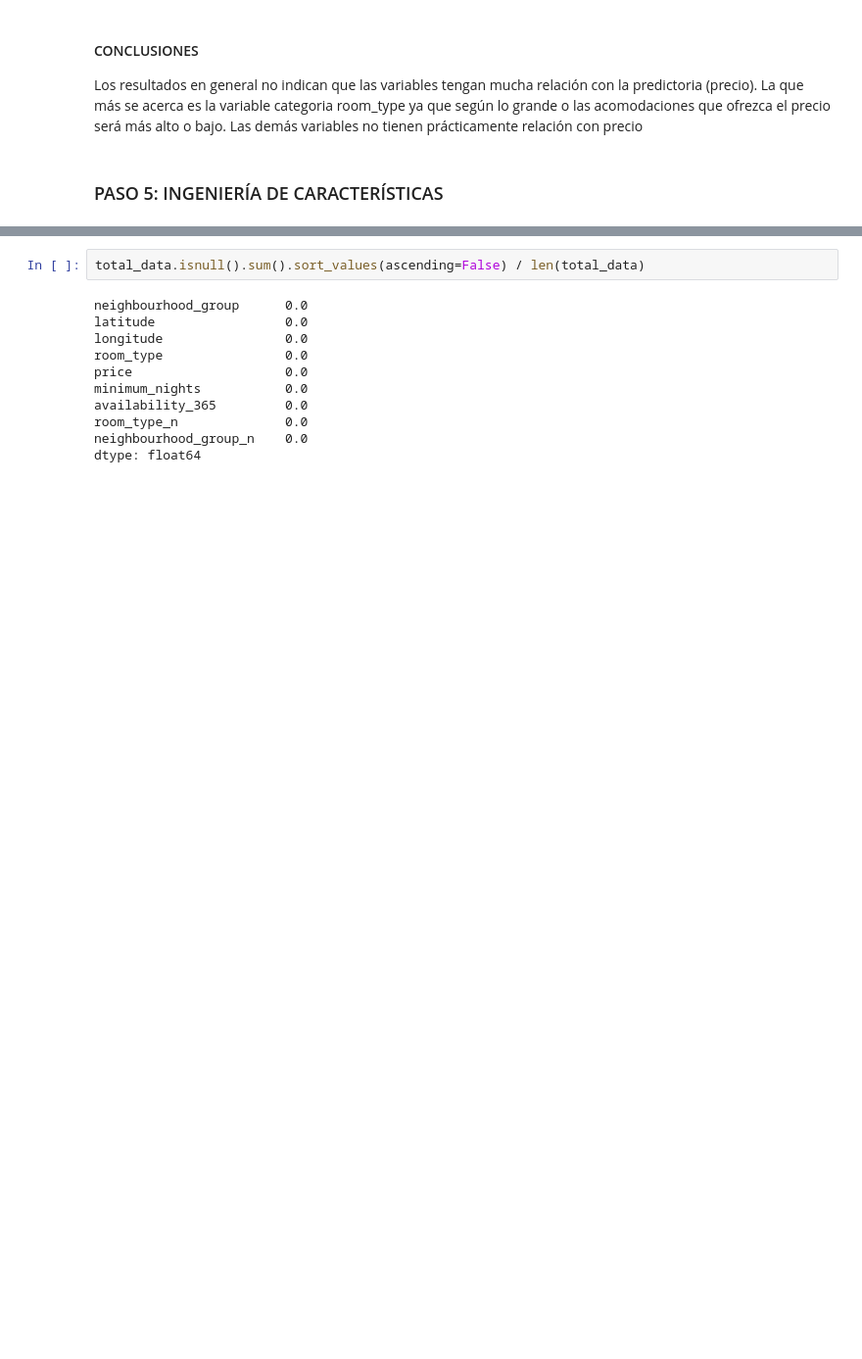
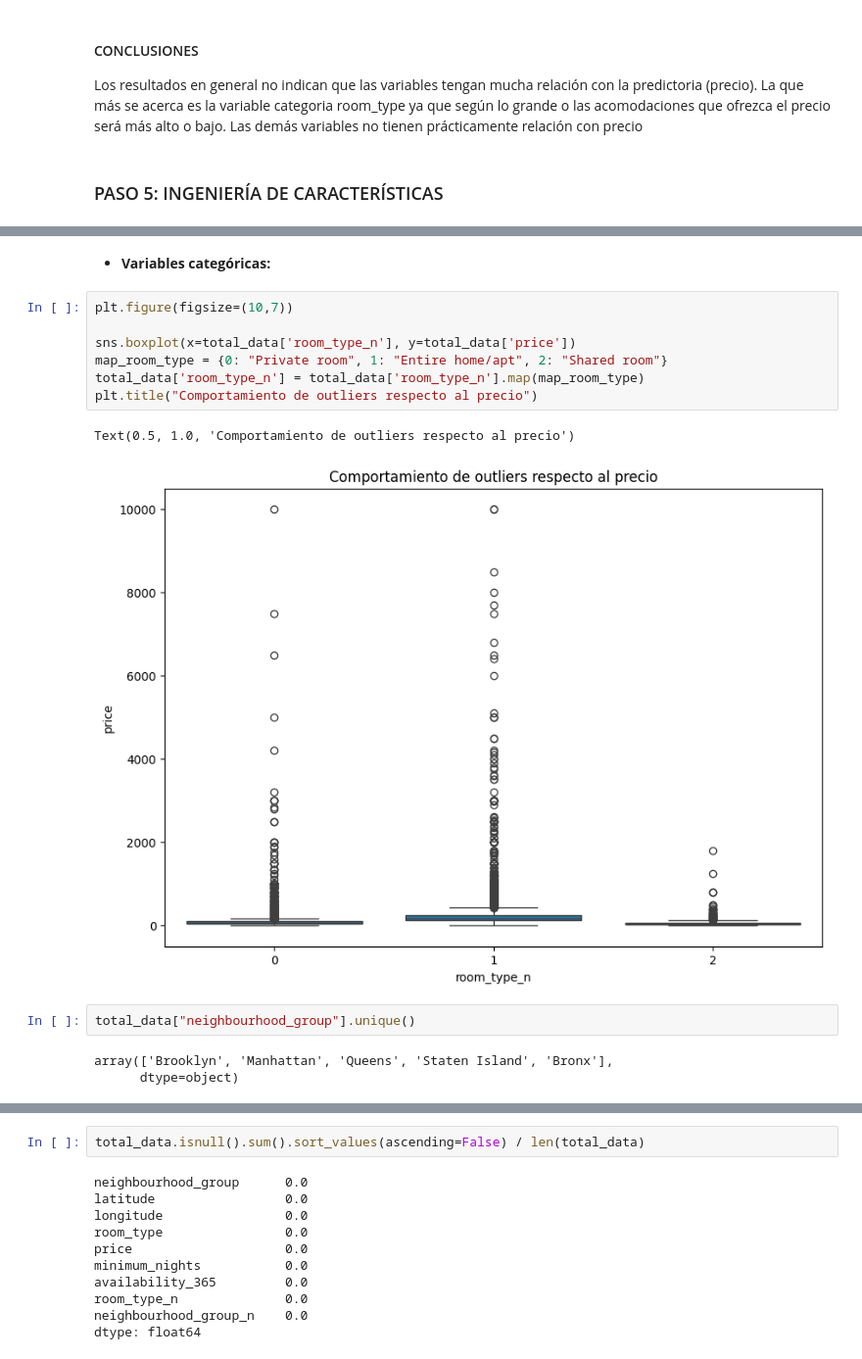
Before and after one commit to 4GeeksAcademy/CristinaChico_EDA, a Jupyter notebook: src/explore.ipynb, the cells around one changed output, grey strips where cells are left out. Shown at 98% size. Cells and saved outputs as stored; diff of their text form; blank space fills up the shorter version.

```diff
--- a/src/explore.ipynb
+++ b/src/explore.ipynb
@@ -536,0 +402,17 @@ Los límites superior e inferior para la búsqueda de outliers son 183.5 y -176.
+# %% [markdown]
+* **Variables categóricas:**
+# %%
+plt.figure(figsize=(10,7))
+
+sns.boxplot(x=total_data['room_type_n'], y=total_data['price'])
+map_room_type = {0: "Private room", 1: "Entire home/apt", 2: "Shared room"}
+total_data['room_type_n'] = total_data['room_type_n'].map(map_room_type)
+plt.title("Comportamiento de outliers respecto al precio")
+# %% [output]
+Text(0.5, 1.0, 'Comportamiento de outliers respecto al precio')
+[figure, added]
+# %%
+total_data["neighbourhood_group"].unique()
+# %% [output]
+array(['Brooklyn', 'Manhattan', 'Queens', 'Staten Island', 'Bronx'],
+      dtype=object)
```
Also changed, not shown: parts of 69 cells of this notebook, 2 other files.
